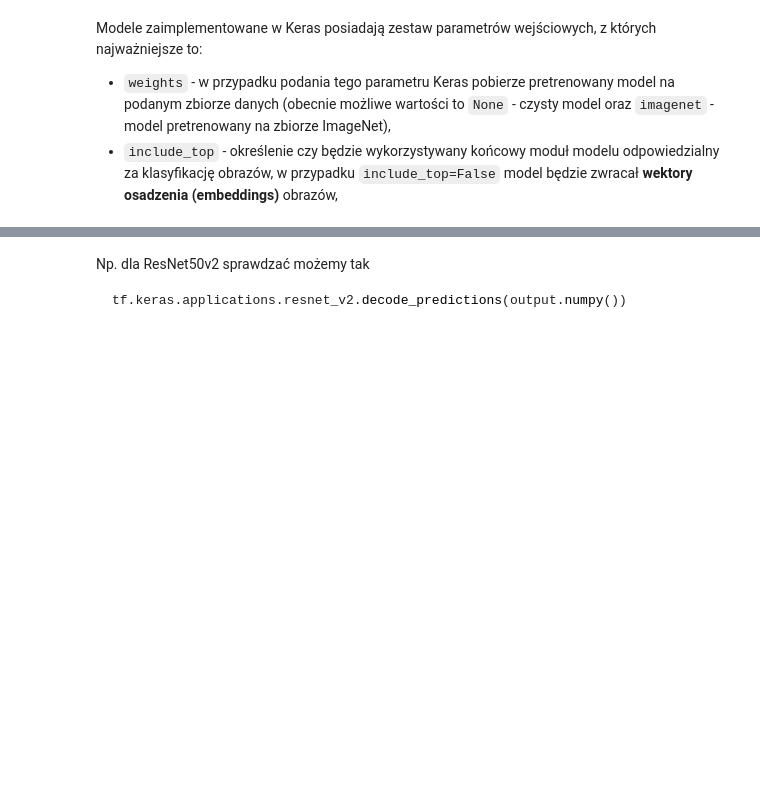
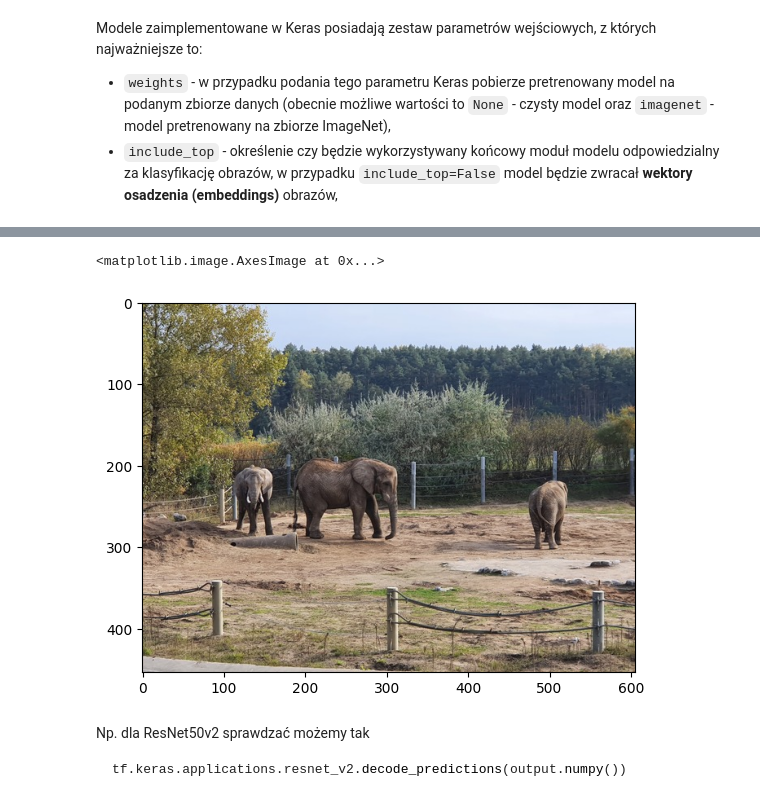
Before and after one commit to pucikplay/UMSI, a Jupyter notebook: L5/lab5.ipynb, the cells around one changed output, grey strips where cells are left out. Drawn from its saved outputs; the diff is of its cells as text; code cells hidden in the pictures; blank space fills up the shorter version.

````diff
--- a/L5/lab5.ipynb
+++ b/L5/lab5.ipynb
@@ -811,11 +819,14 @@ Modele zaimplementowane w Keras posiadają zestaw parametrów wejściowych, z kt
 # %%
 import cv2
 import tensorflow as tf
 import matplotlib.pyplot as plt
-elephants = cv2.imread('./elephants.jpg')
+elephants = cv2.imread('./data/elephants.jpg')
 elephants = cv2.cvtColor(elephants, cv2.COLOR_BGR2RGB)
 elephants = tf.image.convert_image_dtype(elephants, tf.float32)
 plt.imshow(elephants)
+# %% [output]
+<matplotlib.image.AxesImage at 0x...>
+[figure, added]
 # %% [markdown]
 Np. dla ResNet50v2 sprawdzać możemy tak
 ```python
````
Also changed, not shown: parts of 26 cells of this notebook, 7 other files.
